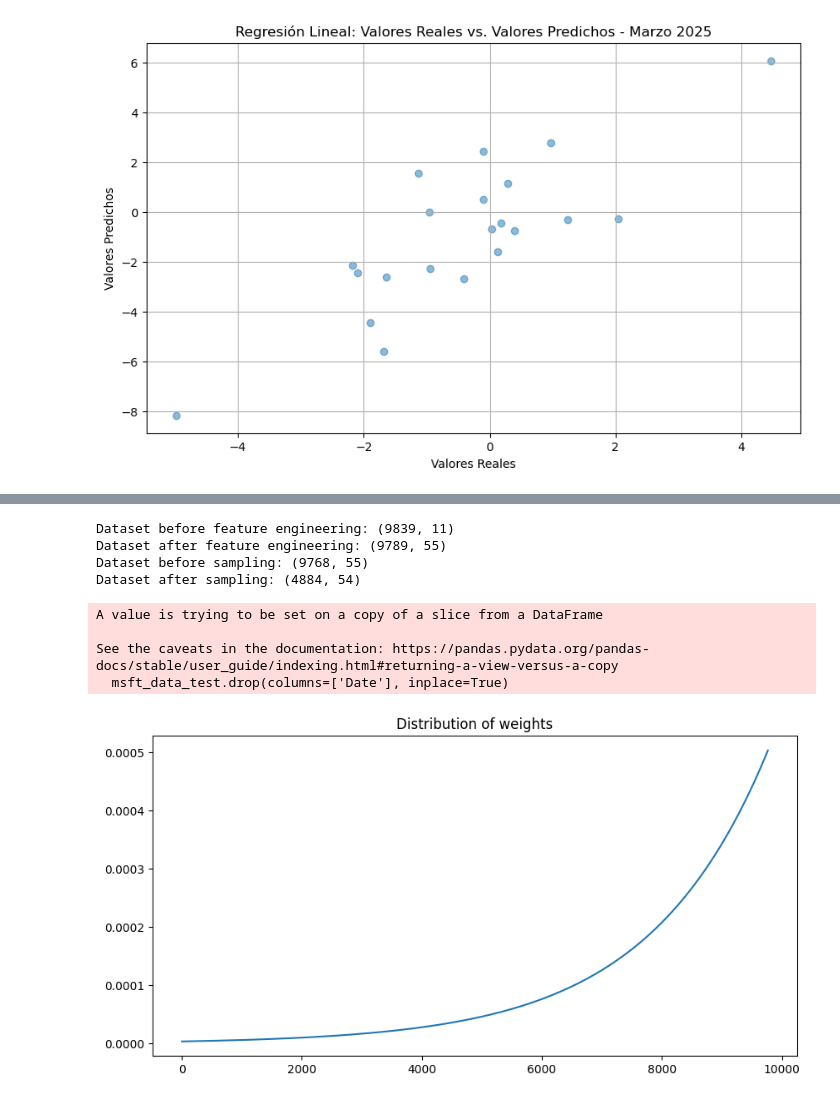
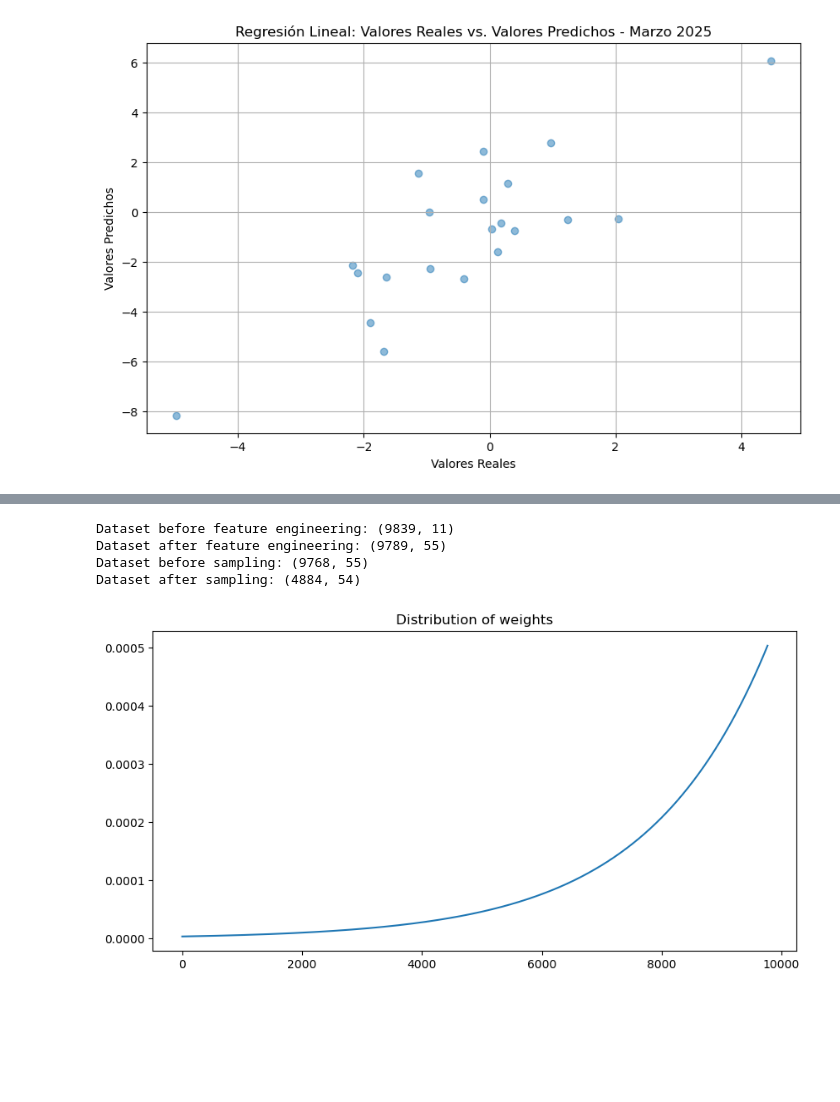
Before and after one commit to Ericson3100/Proyecto3DM, a Jupyter notebook: notebooks/2_FeatureEngineering.ipynb, the cells around one changed output, grey strips where cells are left out. Drawn from its saved outputs; the diff is of its cells as text; code cells hidden in the pictures; blank space fills up the shorter version.

```diff
--- a/notebooks/2_FeatureEngineering.ipynb
+++ b/notebooks/2_FeatureEngineering.ipynb
@@ -393,24 +385,21 @@ See the caveats in the documentation: https://pandas.pydata.org/pandas-docs/stab
 # %%
 msft_data = pd.read_csv('../data/raw/MSFT_with_SP500.csv')
 msft_data = feature_engineering(msft_data)
 
 msft_data_train = msft_data[msft_data['Date'] <= '2025-02-28']
 msft_data_train = sample_with_time_weights(msft_data_train, percentage=0.5, k=0.0005)
 
-msft_data_test = msft_data[msft_data['Date'] > '2025-02-28']
+msft_data_test = msft_data[msft_data['Date'] > '2025-02-28'].copy()
 msft_data_test.drop(columns=['Date'], inplace=True)
+
 msft_data_test.to_csv('../data/processed/MSFT_test.csv', index=False)
 msft_data_train.to_csv('../data/processed/MSFT_train.csv', index=False)
 # %% [output]
 Dataset before feature engineering: (9839, 11)
 Dataset after feature engineering: (9789, 55)
 Dataset before sampling: (9768, 55)
 Dataset after sampling: (4884, 54)
-A value is trying to be set on a copy of a slice from a DataFrame
-
-See the caveats in the documentation: https://pandas.pydata.org/pandas-docs/stable/user_guide/indexing.html#returning-a-view-versus-a-copy
-  msft_data_test.drop(columns=['Date'], inplace=True)
-[figure, old version]
+[figure, new version]
 [figure]
 # %%
 nvda_data = pd.read_csv('../data/raw/NVDA_with_SP500.csv')
```
Also changed, not shown: parts of 5 cells of this notebook, 3 other files.
